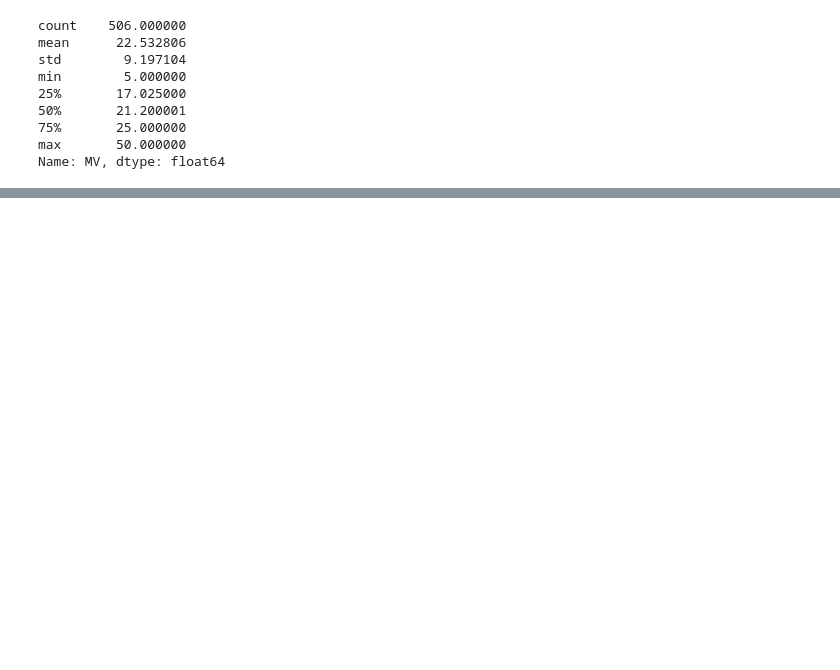
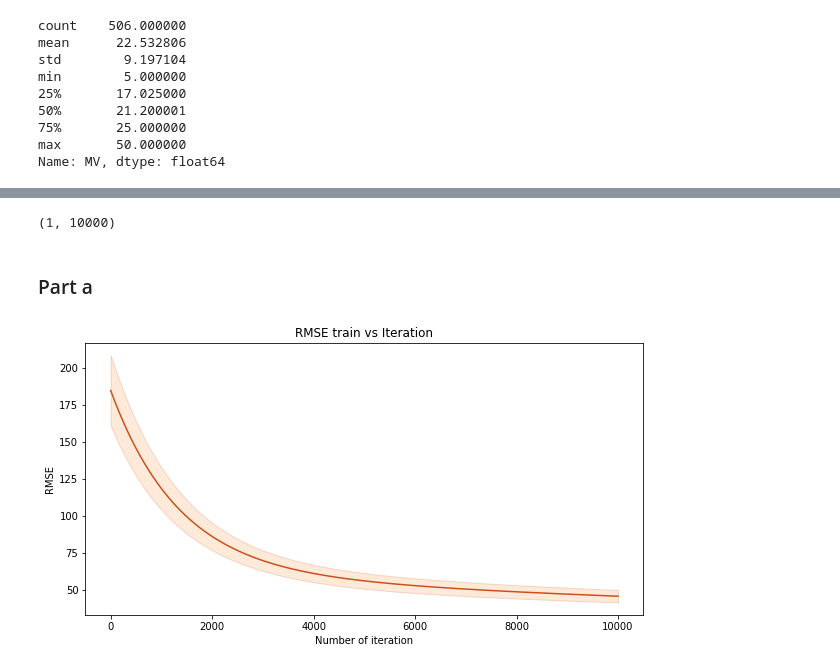
Before and after one commit to Hitkul/ML_course_IIITD, a Jupyter notebook: Assignment1/Question_1.ipynb, the cells around one changed output, grey strips where cells are left out. Drawn from its saved outputs; the diff is of its cells as text; code cells hidden in the pictures; blank space fills up the shorter version.

```diff
--- a/Assignment1/Question_1.ipynb
+++ b/Assignment1/Question_1.ipynb
@@ -116,0 +105,12 @@ plt.plot([i for i in range(len(rmse_history))], rmse_history)
+# %%
+for train_index,test_index in kf.split(X):
+    print("Fold number {}".format(count))
+    count+=1
+    X_train = X[train_index]
+    Y_train = Y[train_index]
+    X_validation = X[test_index]
+    Y_validation = Y[test_index]
+    theta = np.ones((number_of_features+1,1)) #one extra element for theta intercept
+    theta,rmse_history_train,rmse_history_validation = gradient_descent(X_train,Y_train,theta,learning_rate,epochs,X_validation,Y_validation)
+    rmse_fold_history_train.append(rmse_history_train)
+    rmse_fold_history_validation.append(rmse_history_validation)
@@ -116,0 +128,13 @@ plt.plot([i for i in range(len(rmse_history))], rmse_history)
+# %%
+rmse_fold_history_train = np.matrix(rmse_fold_history_train)
+rmse_fold_history_validation = np.matrix(rmse_fold_history_validation)
+# %%
+mean_rmse_train = rmse_fold_history_train.mean(0)
+std_rmse_train = rmse_fold_history_train.std(0)
+
+mean_rmse_validation = rmse_fold_history_validation.mean(0)
+std_rmse_validation = rmse_fold_history_validation.std(0)
+# %%
+mean_rmse_validation.shape
+# %% [output]
+(1, 10000)
@@ -116,0 +143,16 @@ plt.plot([i for i in range(len(rmse_history))], rmse_history)
+# %%
+def plot_mean_rmse_iteration(title, data,error):
+    data= np.array(data)
+    error = np.array(error)
+    plt.ylabel('RMSE')
+    plt.xlabel("Number of iteration")
+    plt.title(title)
+#     plt.errorbar([i for i in range(len(data))], data,yerr=error,fmt='-o')
+    plt.plot([i for i in range(len(data))], data, 'k', color='#CC4F1B')
+    plt.fill_between([i for i in range(len(data))], data-error, data+error,alpha=0.2, edgecolor='#CC4F1B', facecolor='#FF9848')
+# %% [markdown]
+### Part a
+# %%
+plot_mean_rmse_iteration("RMSE train vs Iteration", mean_rmse_train.tolist()[0],std_rmse_train.tolist()[0])
+# %% [output]
+[figure, added]
```
Also changed, not shown: parts of 20 cells of this notebook.
